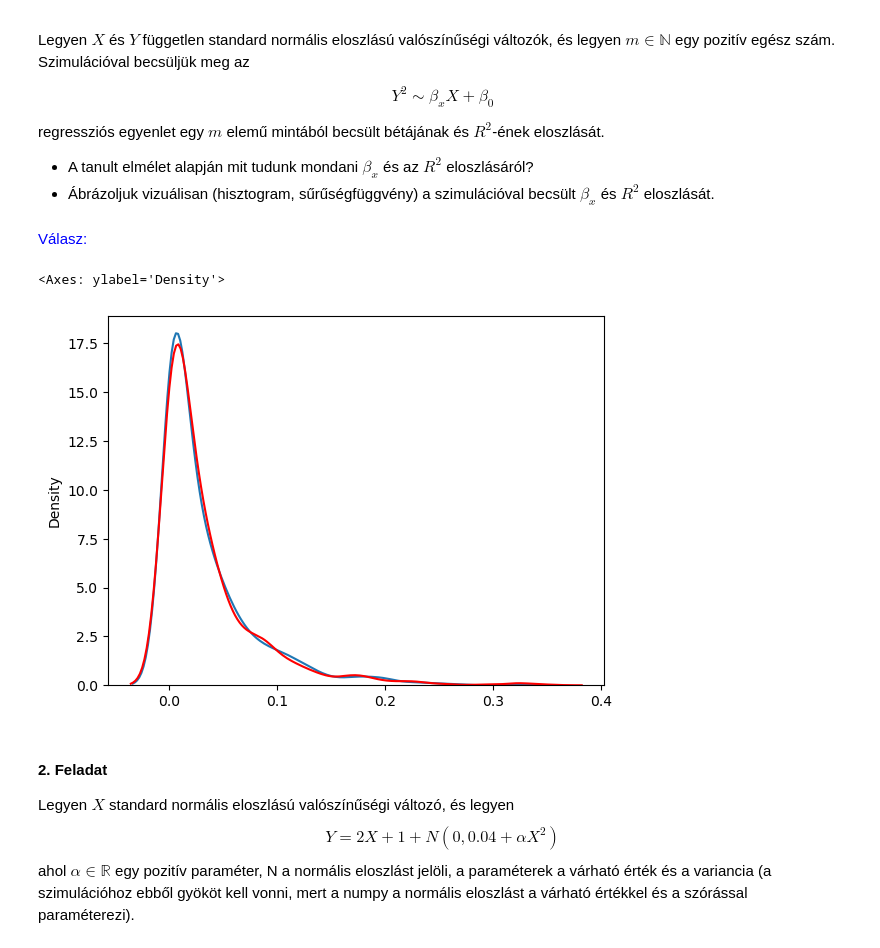
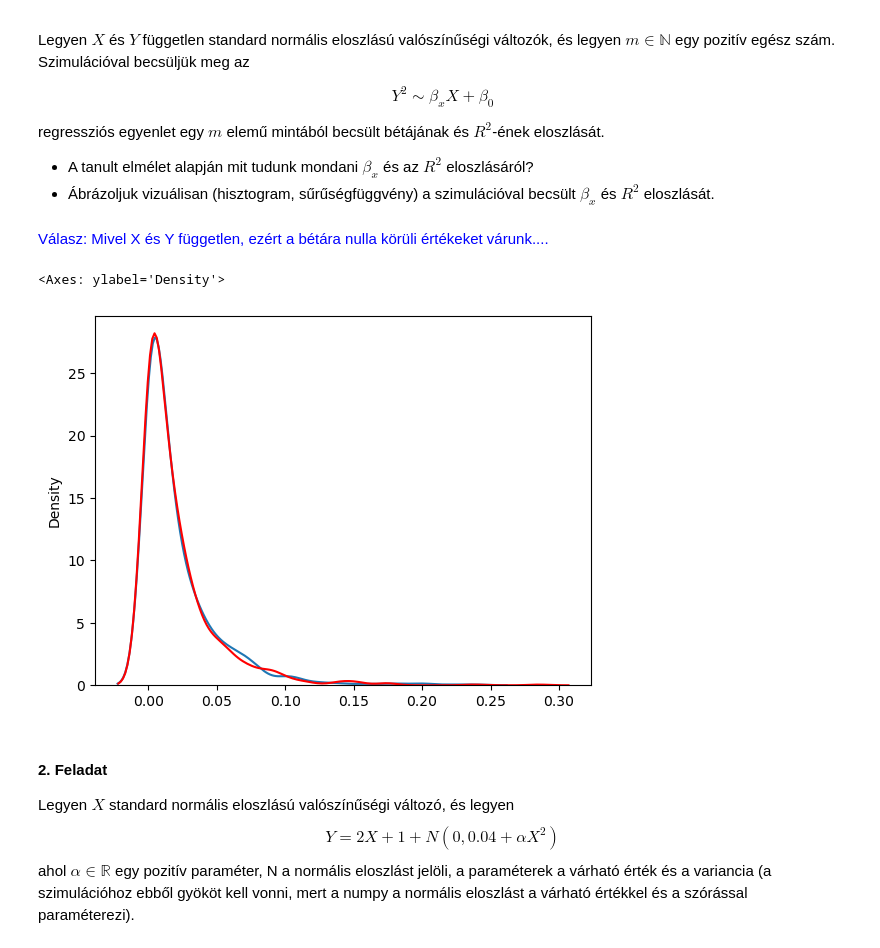
Before and after one commit to SorcCode/pae_hf1, a Jupyter notebook: HF1.ipynb, the cells around one changed output. Cells and saved outputs as stored; diff of their text form; code cells hidden in the pictures.

```diff
--- a/HF1.ipynb
+++ b/HF1.ipynb
@@ -47,26 +47,26 @@ regressziós egyenlet egy $m$ elemű mintából becsült bétájának és $R^2$-
 - Ábrázoljuk vizuálisan (hisztogram, sűrűségfüggvény) a szimulációval becsült $\beta_x$ és $R^2$ eloszlását.
 # %% [markdown]
 <div style="color: blue">
-Válasz:
+Válasz: Mivel X és Y független, ezért a bétára nulla körüli értékeket várunk....
 </div>
 # %%
 def sim_sqr(m):
     x = np.random.normal(size = m)
     X = sm.add_constant(x)
     y = np.random.normal(size = m)
     y2 = y**2
 
     res = sm.OLS(y2, X).fit()
 
     return res
 
-R2 = [sim_sqr(30).rsquared for _ in range(1000)]
-Beta = [sim_sqr(30).rsquared for _ in range(1000)]
+R2 = [sim_sqr(50).rsquared for _ in range(1000)]
+Beta = [sim_sqr(50).rsquared for _ in range(1000)]
 sns.kdeplot(R2)
 sns.kdeplot(Beta, color = "red")
 # %% [output]
 <Axes: ylabel='Density'>
-[figure, old version]
+[figure, new version]
 # %% [markdown]
 #### 2. Feladat
 
```
Also changed, not shown: parts of 2 cells of this notebook.
